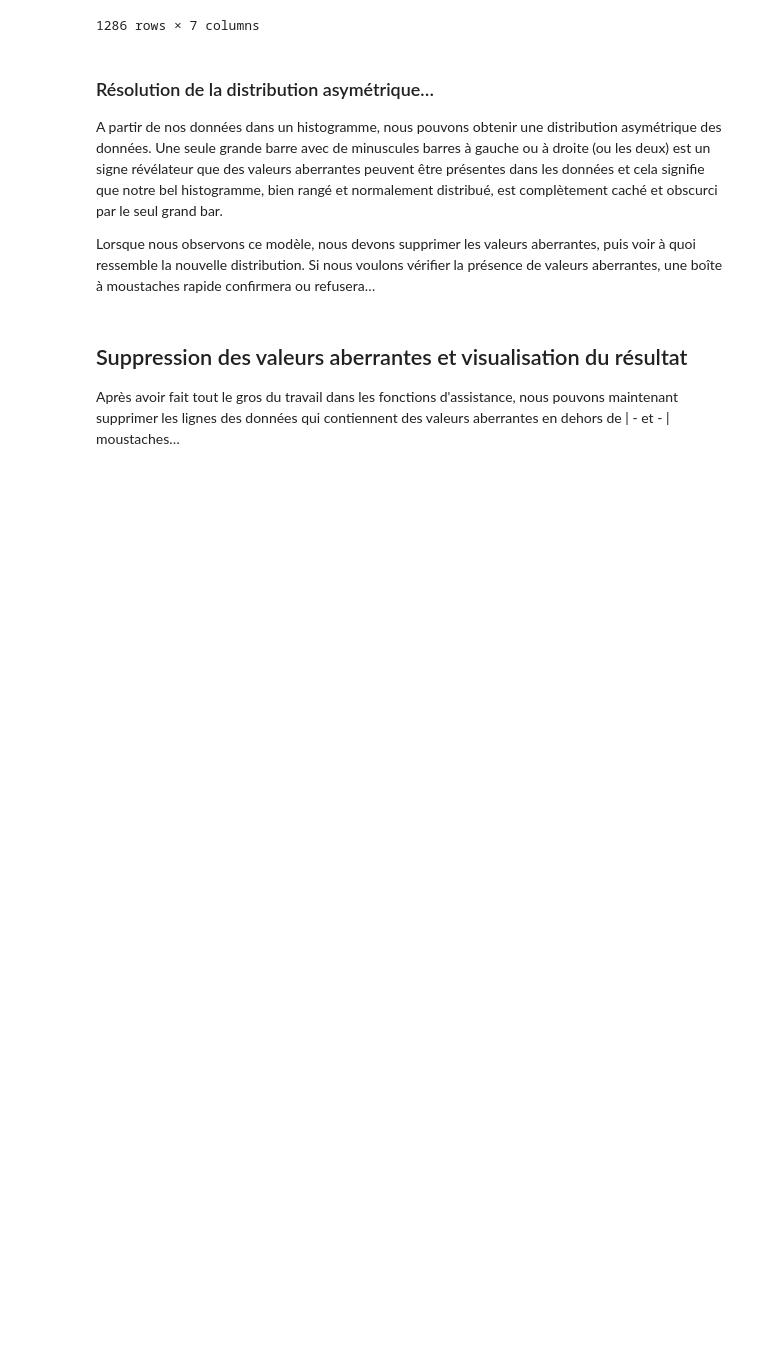
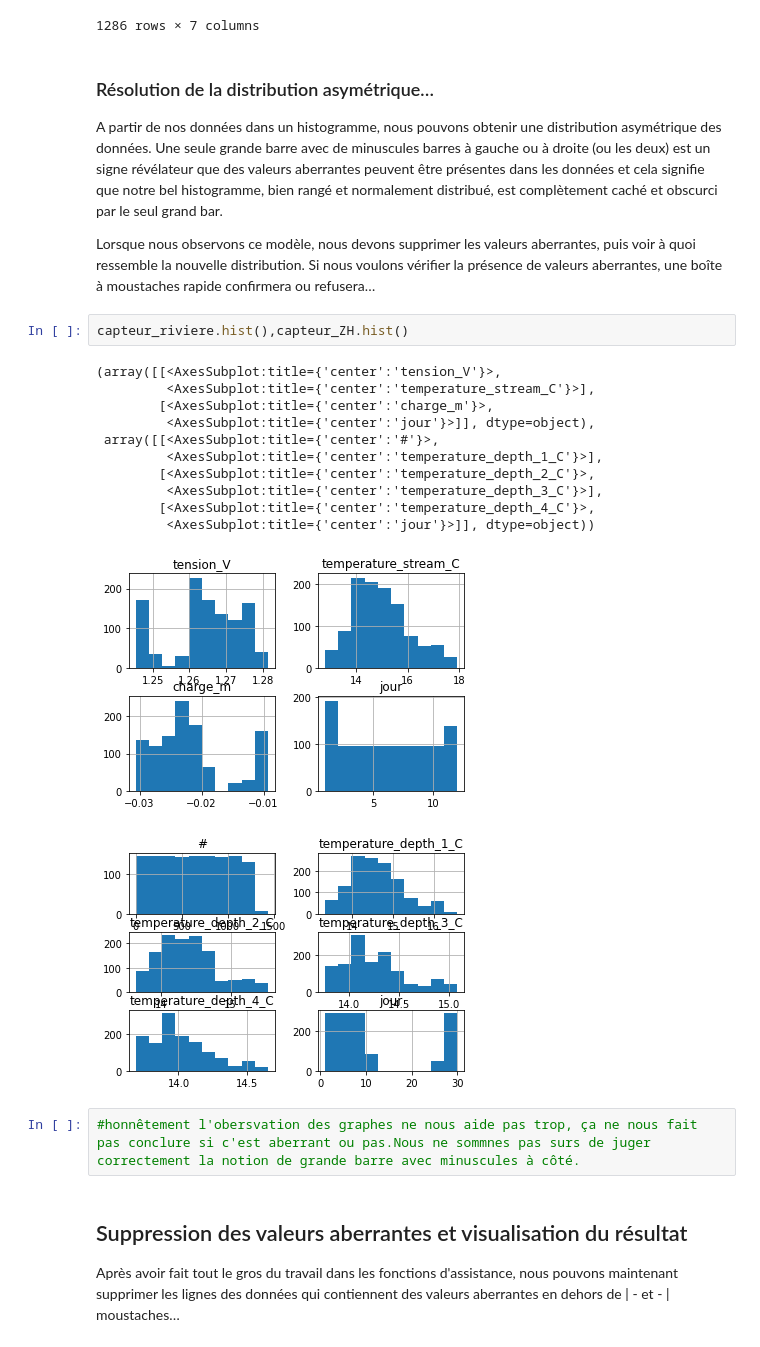
Before and after one commit to ameliemelorene/MOLONARI_1D_RESOURCES, a Jupyter notebook: Students/BONIN-IMPEROR.ipynb, the cells around one changed output. Cells and saved outputs as stored; diff of their text form; blank space fills up the shorter version.

Commit message:
Update BONIN-IMPEROR.ipynb
ajout des histogrammes et des diagrammes moustache

```diff
--- a/Students/BONIN-IMPEROR.ipynb
+++ b/Students/BONIN-IMPEROR.ipynb
@@ -584,6 +584,23 @@ A partir de nos données dans un histogramme, nous pouvons obtenir une distribut
 
 
 Lorsque nous observons ce modèle, nous devons supprimer les valeurs aberrantes, puis voir à quoi ressemble la nouvelle distribution. Si nous voulons vérifier la présence de valeurs aberrantes, une boîte à moustaches rapide confirmera ou refusera…
+# %%
+capteur_riviere.hist(),capteur_ZH.hist()
+# %% [output]
+(array([[<AxesSubplot:title={'center':'tension_V'}>,
+         <AxesSubplot:title={'center':'temperature_stream_C'}>],
+        [<AxesSubplot:title={'center':'charge_m'}>,
+         <AxesSubplot:title={'center':'jour'}>]], dtype=object),
+ array([[<AxesSubplot:title={'center':'#'}>,
+         <AxesSubplot:title={'center':'temperature_depth_1_C'}>],
+        [<AxesSubplot:title={'center':'temperature_depth_2_C'}>,
+         <AxesSubplot:title={'center':'temperature_depth_3_C'}>],
+        [<AxesSubplot:title={'center':'temperature_depth_4_C'}>,
+         <AxesSubplot:title={'center':'jour'}>]], dtype=object))
+[figure, added]
+[figure, added]
+# %%
+#honnêtement l'obersvation des graphes ne nous aide pas trop, ça ne nous fait pas conclure si c'est aberrant ou pas.Nous ne sommnes pas surs de juger correctement la notion de grande barre avec minuscules à côté.
 # %% [markdown]
 ## Suppression des valeurs aberrantes et visualisation du résultat
 
```
Also changed, not shown: parts of 2 cells of this notebook.
